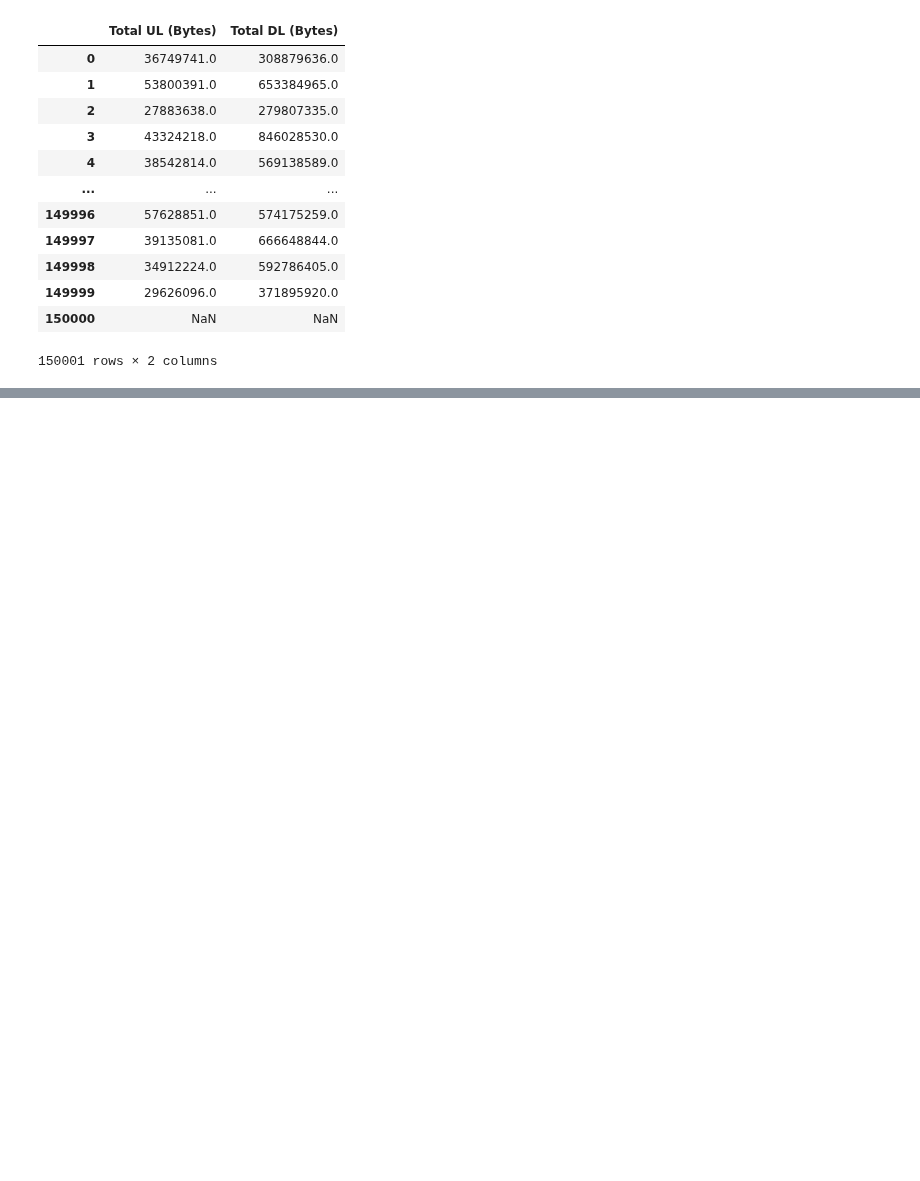
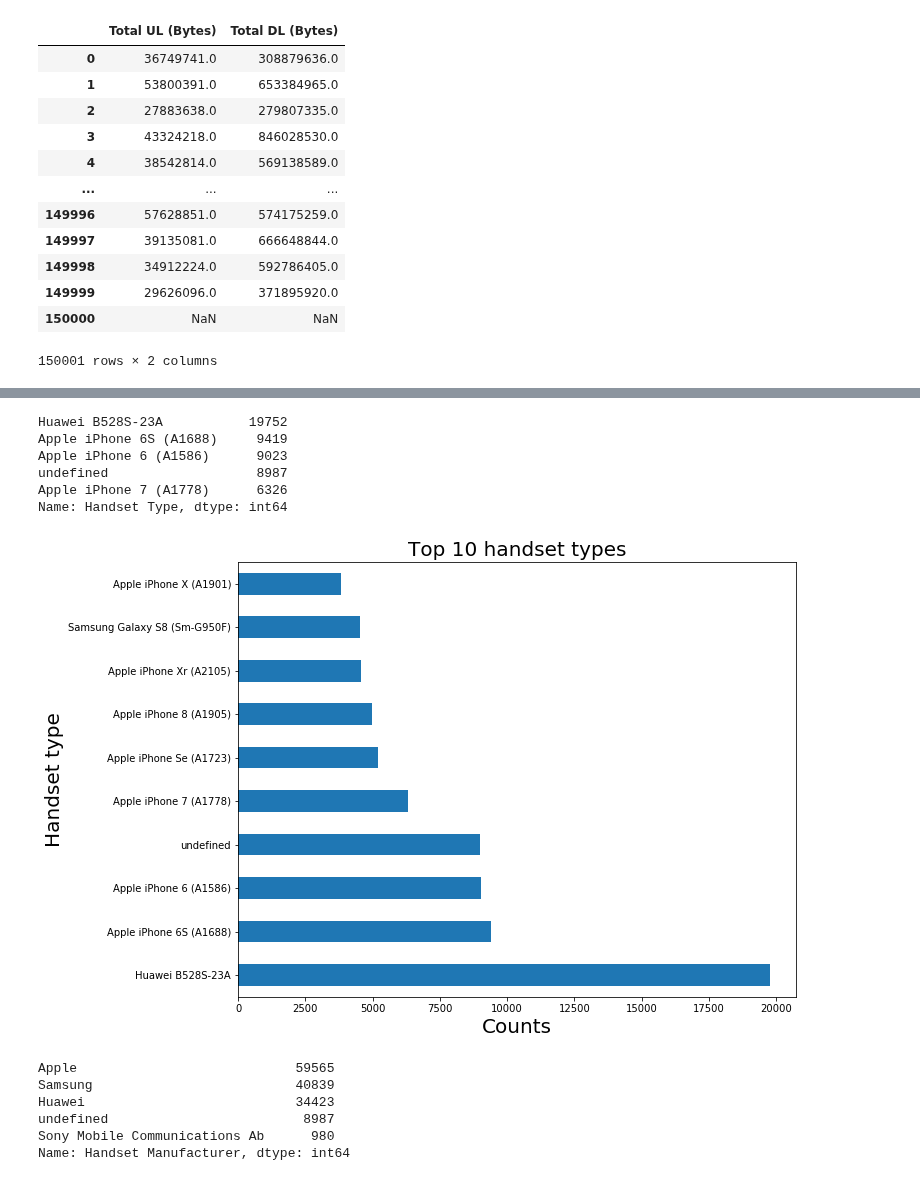
Before and after one commit to Kamuzinzi/telecomAnalytics, a Jupyter notebook: notebooks/overview.ipynb, the cells around one changed output, grey strips where cells are left out. Cells and saved outputs as stored; diff of their text form; code cells hidden in the pictures; blank space fills up the shorter version.

```diff
--- a/notebooks/overview.ipynb
+++ b/notebooks/overview.ipynb
@@ -229,0 +333,32 @@ downloads_bytes
+# %%
+handset_types = data["Handset Type"].value_counts()
+handset_types.head()
+# %% [output]
+Huawei B528S-23A           19752
+Apple iPhone 6S (A1688)     9419
+Apple iPhone 6 (A1586)      9023
+undefined                   8987
+Apple iPhone 7 (A1778)      6326
+Name: Handset Type, dtype: int64
+# %%
+# Top 10 handset types
+top_handset_types = handset_types.sort_values( ascending=False).head(10)
+# %%
+plt.figure(figsize=(10,8))
+top_handset_types.plot(kind="barh")
+plt.title("Top 10 handset types", size = 20)
+plt.xlabel("Counts", size = 20)
+plt.ylabel("Handset type", size = 20)
+plt.show()
+# %% [output]
+[figure, added]
+# %%
+handset_manufacturer = data["Handset Manufacturer"].value_counts()
+handset_manufacturer.head()
+# %% [output]
+Apple                            59565
+Samsung                          40839
+Huawei                           34423
+undefined                         8987
+Sony Mobile Communications Ab      980
+Name: Handset Manufacturer, dtype: int64
```
Also changed, not shown: parts of 98 cells of this notebook.
